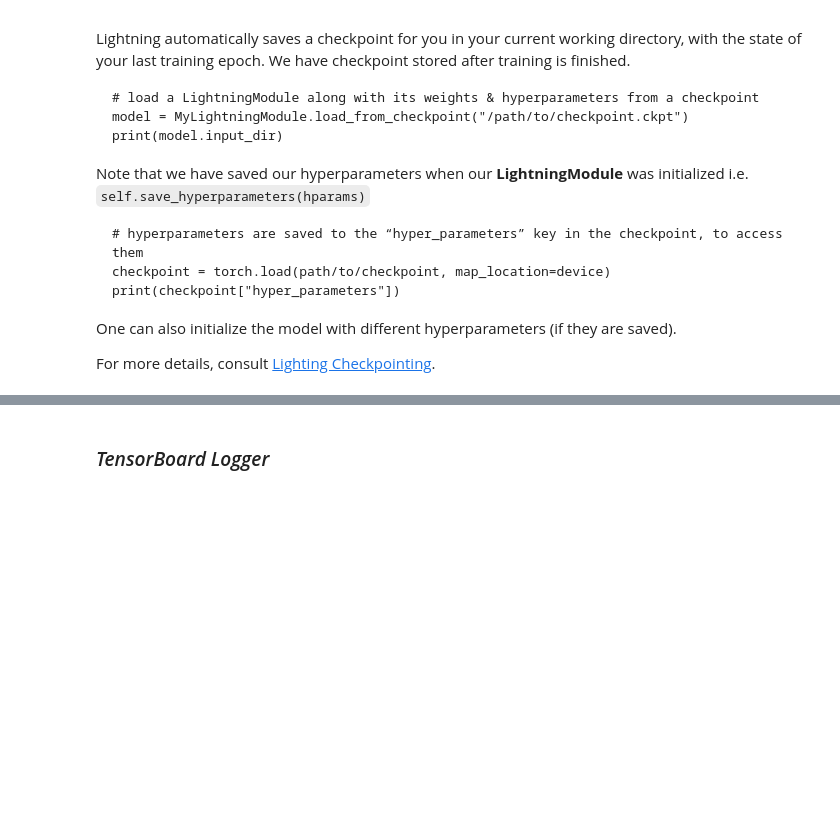
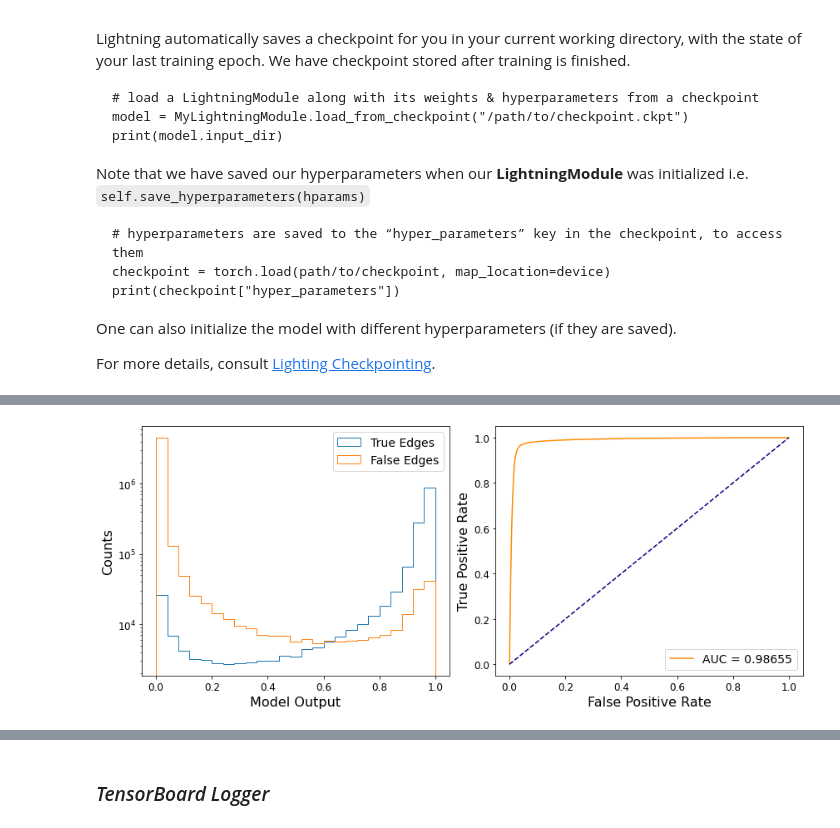
Before and after one commit to ai4fair/stttrkx, a Jupyter notebook: stt6_dnn_infer.ipynb, the cells around one changed output, grey strips where cells are left out. Saved outputs shown, nothing was run; the diff lists cells and outputs as text; code cells hidden in the pictures; blank space fills up the shorter version.

```diff
--- a/stt6_dnn_infer.ipynb
+++ b/stt6_dnn_infer.ipynb
@@ -207,0 +246,4 @@ class SttDataModule(pl.LightningDataModule):
+# %%
+plot_outputs_roc(scores,truths, metrics, name="dnn")
+# %% [output]
+[figure, added]
```
Also changed, not shown: parts of 72 cells of this notebook, 3 other files.
